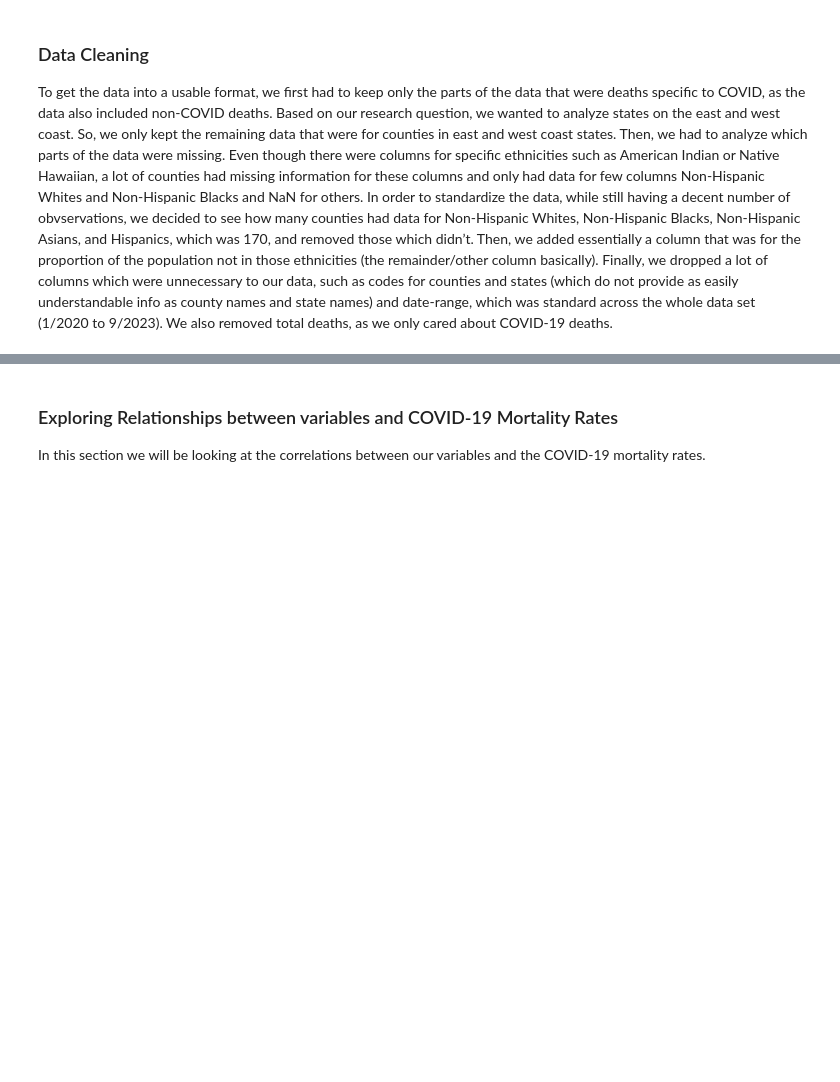
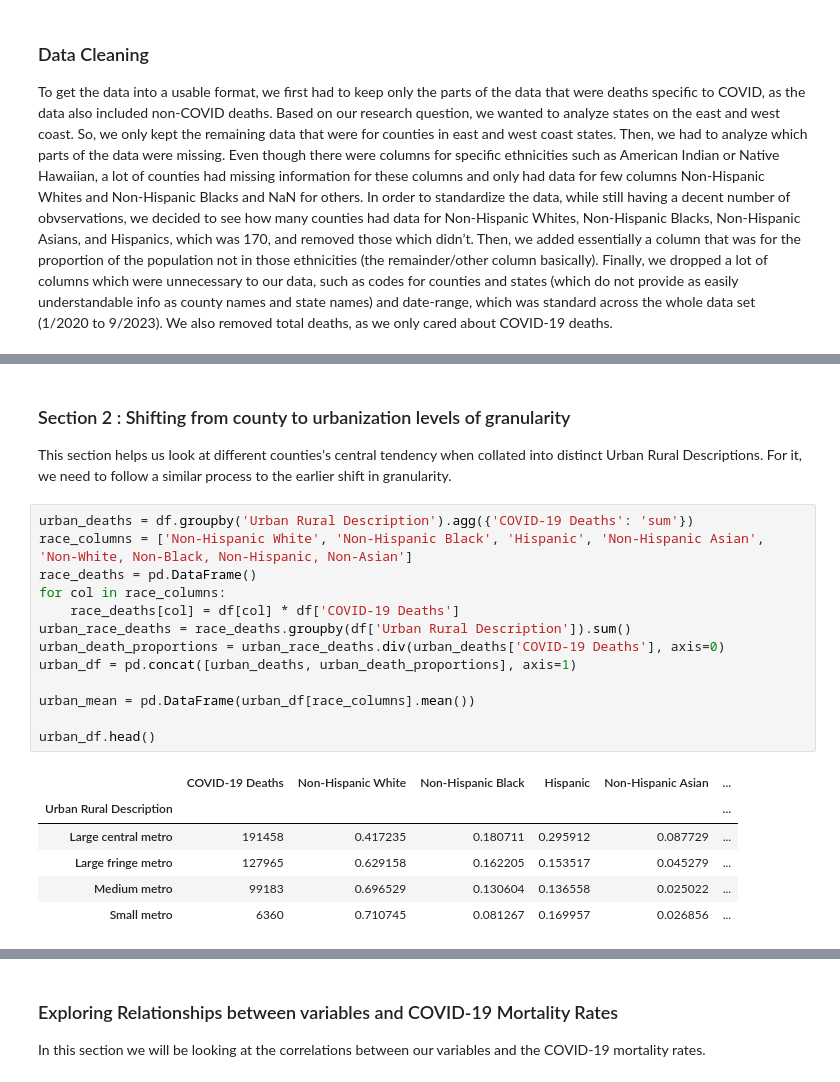
Before and after one commit to kshtwr/COVID-Mortality-Rate-in-Diverse-Cities, a Jupyter notebook: EDACheckpoint_Group116_WI24.ipynb, the cells around one changed output, grey strips where cells are left out. Saved outputs shown, nothing was run; the diff lists cells and outputs as text; blank space fills up the shorter version.

```diff
--- a/EDACheckpoint_Group116_WI24.ipynb
+++ b/EDACheckpoint_Group116_WI24.ipynb
@@ -140,0 +174,24 @@ Carry out whatever EDA you need to for your project.  Because every project will
+# %% [markdown]
+### Section 2 : Shifting from county to urbanization levels of granularity
+
+This section helps us look at different counties's central tendency when collated into distinct Urban Rural Descriptions. For it, we need to follow a similar process to the earlier shift in granularity.
+# %%
+urban_deaths = df.groupby('Urban Rural Description').agg({'COVID-19 Deaths': 'sum'})
+race_columns = ['Non-Hispanic White', 'Non-Hispanic Black', 'Hispanic', 'Non-Hispanic Asian', 'Non-White, Non-Black, Non-Hispanic, Non-Asian']
+race_deaths = pd.DataFrame()
+for col in race_columns:
+    race_deaths[col] = df[col] * df['COVID-19 Deaths']
+urban_race_deaths = race_deaths.groupby(df['Urban Rural Description']).sum()
+urban_death_proportions = urban_race_deaths.div(urban_deaths['COVID-19 Deaths'], axis=0)
+urban_df = pd.concat([urban_deaths, urban_death_proportions], axis=1)
+
+urban_mean = pd.DataFrame(urban_df[race_columns].mean())
+
+urban_df.head()
+# %% [output]
+|  | COVID-19 Deaths | Non-Hispanic White | Non-Hispanic Black | Hispanic | Non-Hispanic Asian | ... |
+| Urban Rural Description |  |  |  |  |  | ... |
+| Large central metro | 191458 | 0.417235 | 0.180711 | 0.295912 | 0.087729 | ... |
+| Large fringe metro | 127965 | 0.629158 | 0.162205 | 0.153517 | 0.045279 | ... |
+| Medium metro | 99183 | 0.696529 | 0.130604 | 0.136558 | 0.025022 | ... |
+| Small metro | 6360 | 0.710745 | 0.081267 | 0.169957 | 0.026856 | ... |
```
Also changed, not shown: parts of 8 cells of this notebook.
